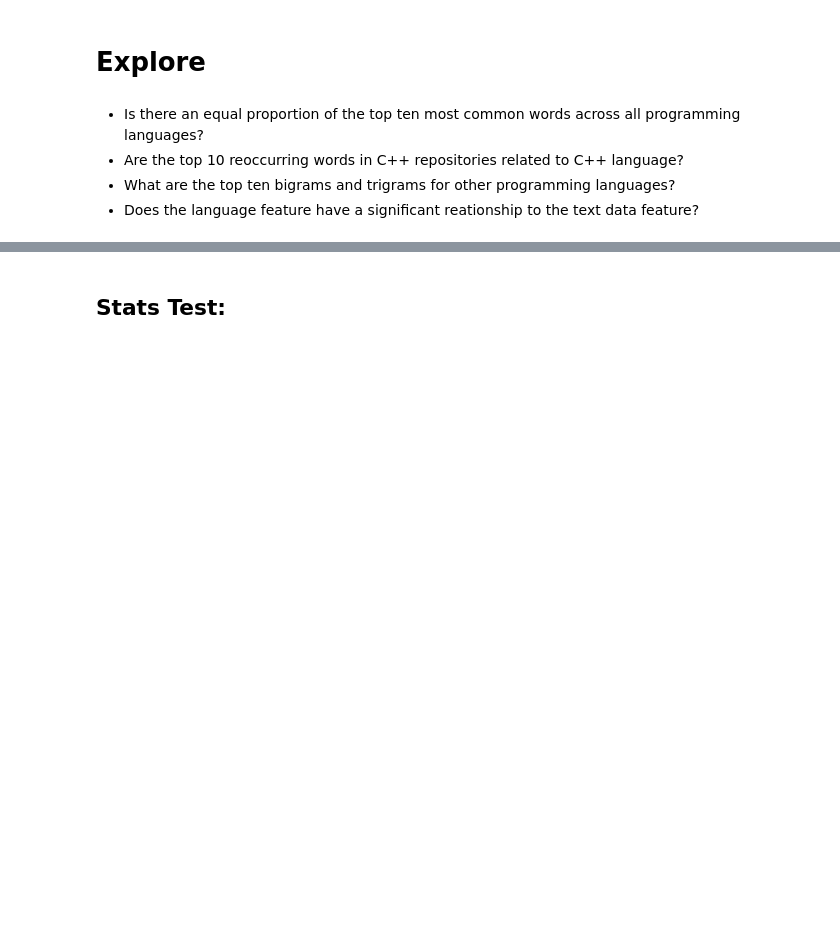
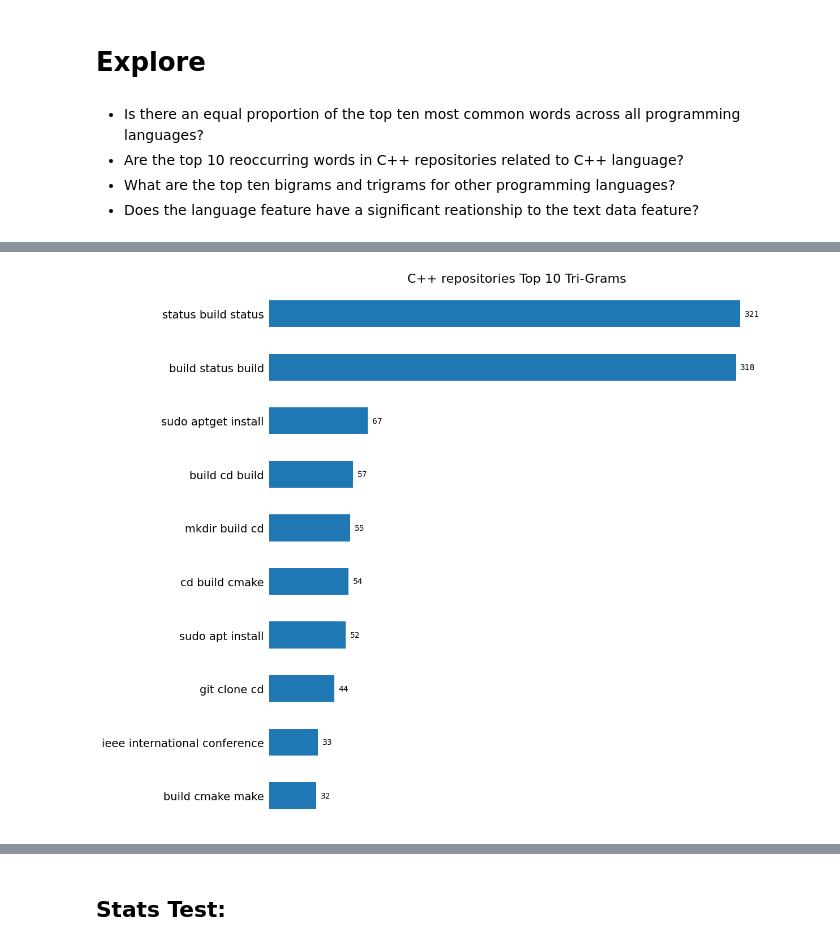
Before and after one commit to Marc-Aradillas/github_nlp_project, a Jupyter notebook: johns_final.ipynb, the cells around one changed output, grey strips where cells are left out. Drawn from its saved outputs; the diff is of its cells as text; code cells hidden in the pictures; blank space fills up the shorter version.

```diff
--- a/johns_final.ipynb
+++ b/johns_final.ipynb
@@ -122,0 +207,4 @@ v.plot_top_words(word_counts, column='C++', top_n=10, figsize=(10, 6), title= 'T
+# %%
+e.vis_5(repos_df, "C++ repositories Top 10 Tri-Grams")
+# %% [output]
+[figure, added]
```
Also changed, not shown: parts of 23 cells of this notebook, 3 other files.
